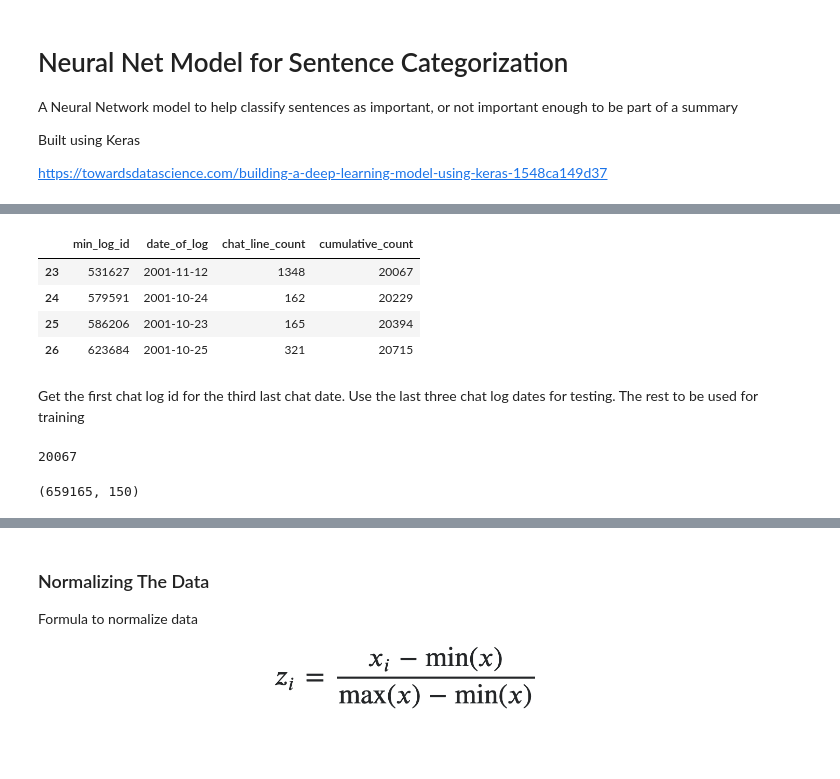
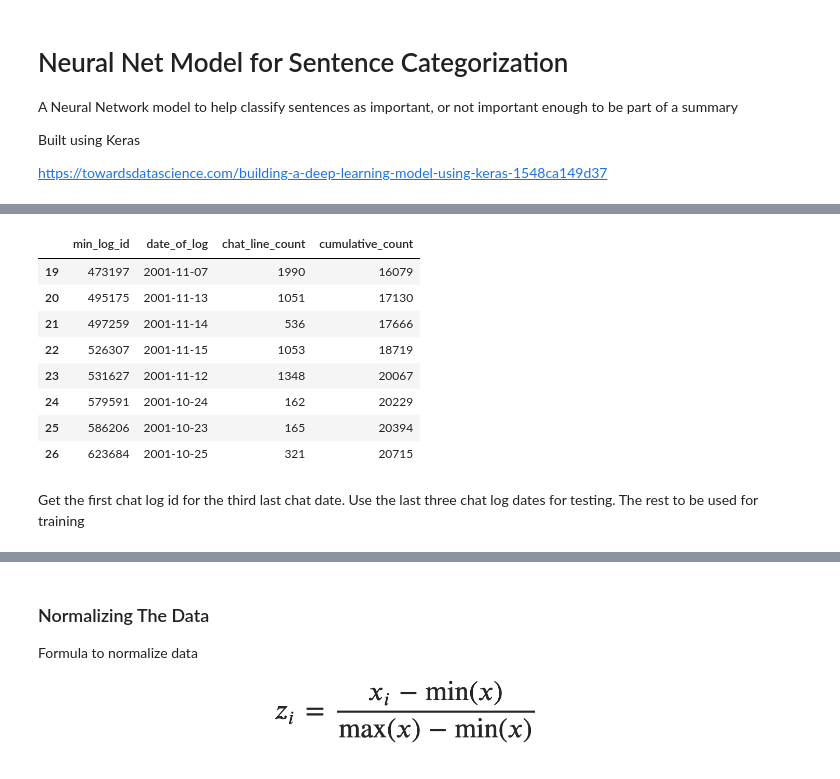
Before and after one commit to wcyn/gnue-chat-summarization, a Jupyter notebook: neural_net_models/NeuralNetworkModelForSentenceCategorization.ipynb, the cells around one changed output, grey strips where cells are left out. Cells and saved outputs as stored; diff of their text form; code cells hidden in the pictures.

```diff
--- a/neural_net_models/NeuralNetworkModelForSentenceCategorization.ipynb
+++ b/neural_net_models/NeuralNetworkModelForSentenceCategorization.ipynb
@@ -23,7 +25,11 @@ from os.path import join
 FEATURES_DIR = join("..", "feature_extraction", "feature_outputs")
 DATA_FILES_DIR = join("..", "feature_extraction", "data_files")
 sentence_vectors_filename = join(FEATURES_DIR, "sentence_vectors.csv")
-summarized_chat_date_partitions_filename = join(DATA_FILES_DIR, "summarized_chat_date_partitions_cumulative_count.csv")
+summarized_chat_log_ids_filename = join(DATA_FILES_DIR, "summarized_chat_log_ids.csv")
+summarized_chat_date_partitions_filename = join(
+    DATA_FILES_DIR, "summarized_chat_date_partitions_cumulative_count.csv"
+)
+concatenated_vectors_filename = join(DATA_FILES_DIR, "summarized_concatenated_vectors_window_5.csv")
 # %%
 # read in data using pandas. This takes a couple of seconds
 # sentence_vectors_df = pd.read_csv(sentence_vectors_filename)
@@ -30,22 +92,16 @@ summarized_chat_date_partitions_filename = join(DATA_FILES_DIR, "summarized_chat
 # %%
 summarized_chat_date_partitions = pd.read_csv(summarized_chat_date_partitions_filename)
 # %%
-summarized_chat_date_partitions.tail(4)
+summarized_chat_date_partitions.tail(8)
 # %% [output]
 |  | min_log_id | date_of_log | chat_line_count | cumulative_count |
+| 19 | 473197 | 2001-11-07 | 1990 | 16079 |
+| 20 | 495175 | 2001-11-13 | 1051 | 17130 |
+| 21 | 497259 | 2001-11-14 | 536 | 17666 |
+| 22 | 526307 | 2001-11-15 | 1053 | 18719 |
 | 23 | 531627 | 2001-11-12 | 1348 | 20067 |
 | 24 | 579591 | 2001-10-24 | 162 | 20229 |
 | 25 | 586206 | 2001-10-23 | 165 | 20394 |
 | 26 | 623684 | 2001-10-25 | 321 | 20715 |
 # %% [markdown]
 Get the first chat log id for the third last chat date. Use the last three chat log dates for testing. The rest to be used for training
-# %%
-index_for_train_test_split = summarized_chat_date_partitions.tail(4)["cumulative_count"]
-index_for_train_test_split = index_for_train_test_split.values[0]
-index_for_train_test_split
-# %% [output]
-20067
-# %%
-sentence_vectors_df.shape
-# %% [output]
-(659165, 150)
```
Also changed, not shown: parts of 78 cells of this notebook, 4 other files.
